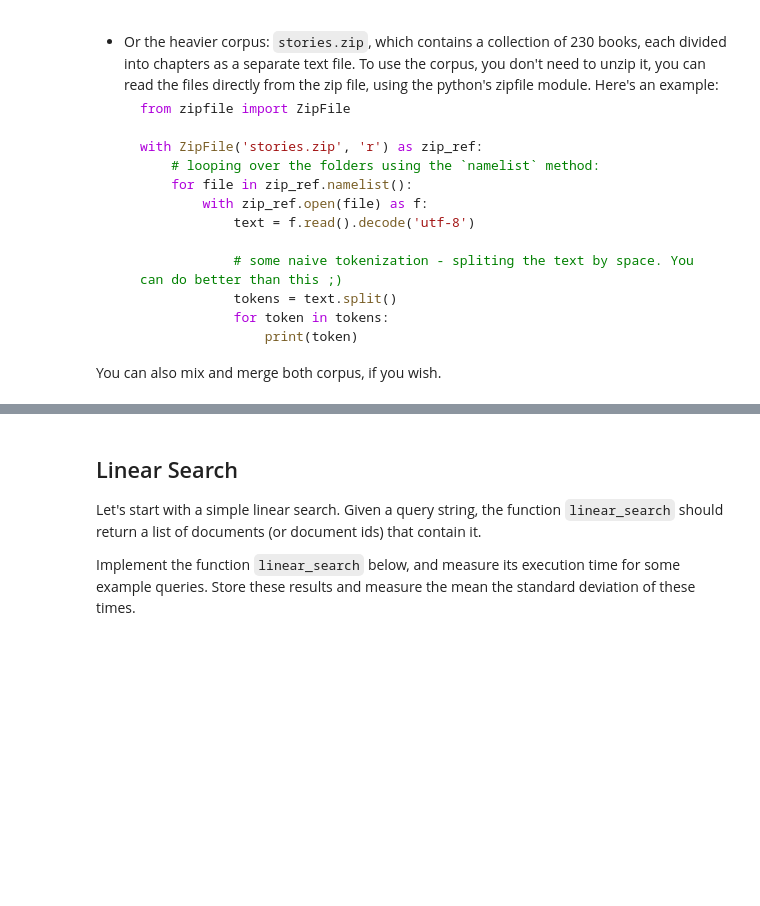
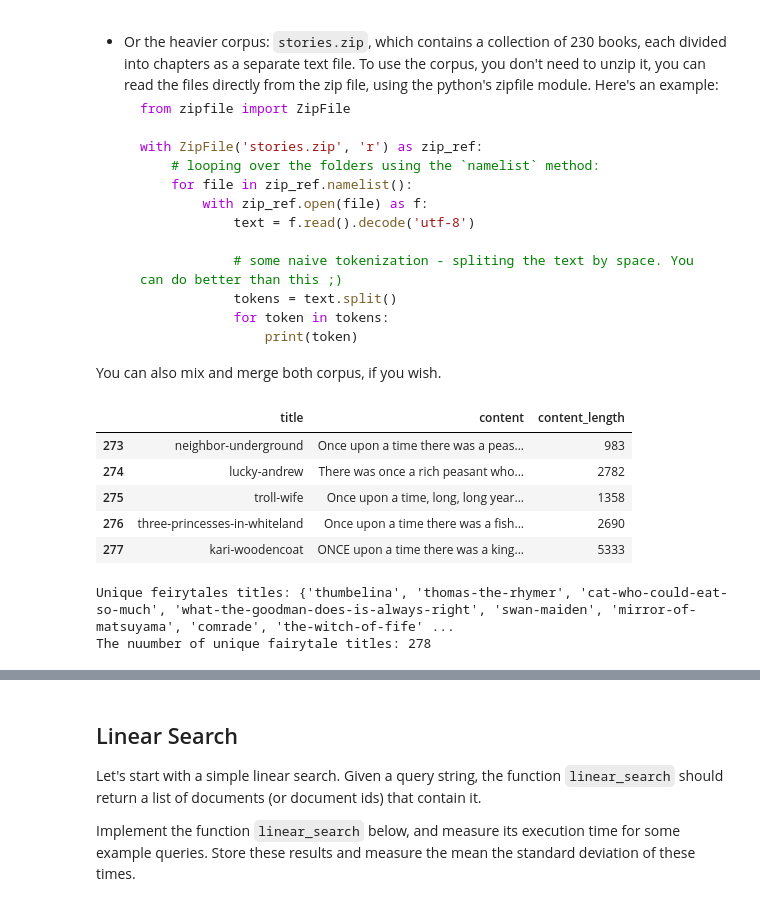
Before and after one commit to Saputoa21/Introduction_Machine_Learning-Information_Retrieval, a Jupyter notebook: Inverted_index_exercise.ipynb, the cells around one changed output, grey strips where cells are left out. Cells and saved outputs as stored; diff of their text form; code cells hidden in the pictures; blank space fills up the shorter version.

```diff
--- a/Inverted_index_exercise.ipynb
+++ b/Inverted_index_exercise.ipynb
@@ -36,3 +36,22 @@ You can also mix and merge both corpus, if you wish.
 # %%
 import pandas as pd
 from zipfile import ZipFile
+# %%
+df = pd.read_csv('fairytales.csv.zip', compression='zip')
+# %%
+df.tail()
+# %% [output]
+|  | title | content | content_length |
+| 273 | neighbor-underground | Once upon a time there was a peas... | 983 |
+| 274 | lucky-andrew | There was once a rich peasant who... | 2782 |
+| 275 | troll-wife | Once upon a time, long, long year... | 1358 |
+| 276 | three-princesses-in-whiteland | Once upon a time there was a fish... | 2690 |
+| 277 | kari-woodencoat | ONCE upon a time there was a king... | 5333 |
+# %%
+titles_set = set(df['title'])
+
+print(f'Unique feirytales titles: {titles_set}')
+print(f'The nuumber of unique fairytale titles: {len(titles_set)}')
+# %% [output]
+Unique feirytales titles: {'thumbelina', 'thomas-the-rhymer', 'cat-who-could-eat-so-much', 'what-the-goodman-does-is-always-right', 'swan-maiden', 'mirror-of-matsuyama', 'comrade', 'the-witch-of-fife' ...
+The nuumber of unique fairytale titles: 278
```
Also changed, not shown: parts of 8 cells of this notebook.
